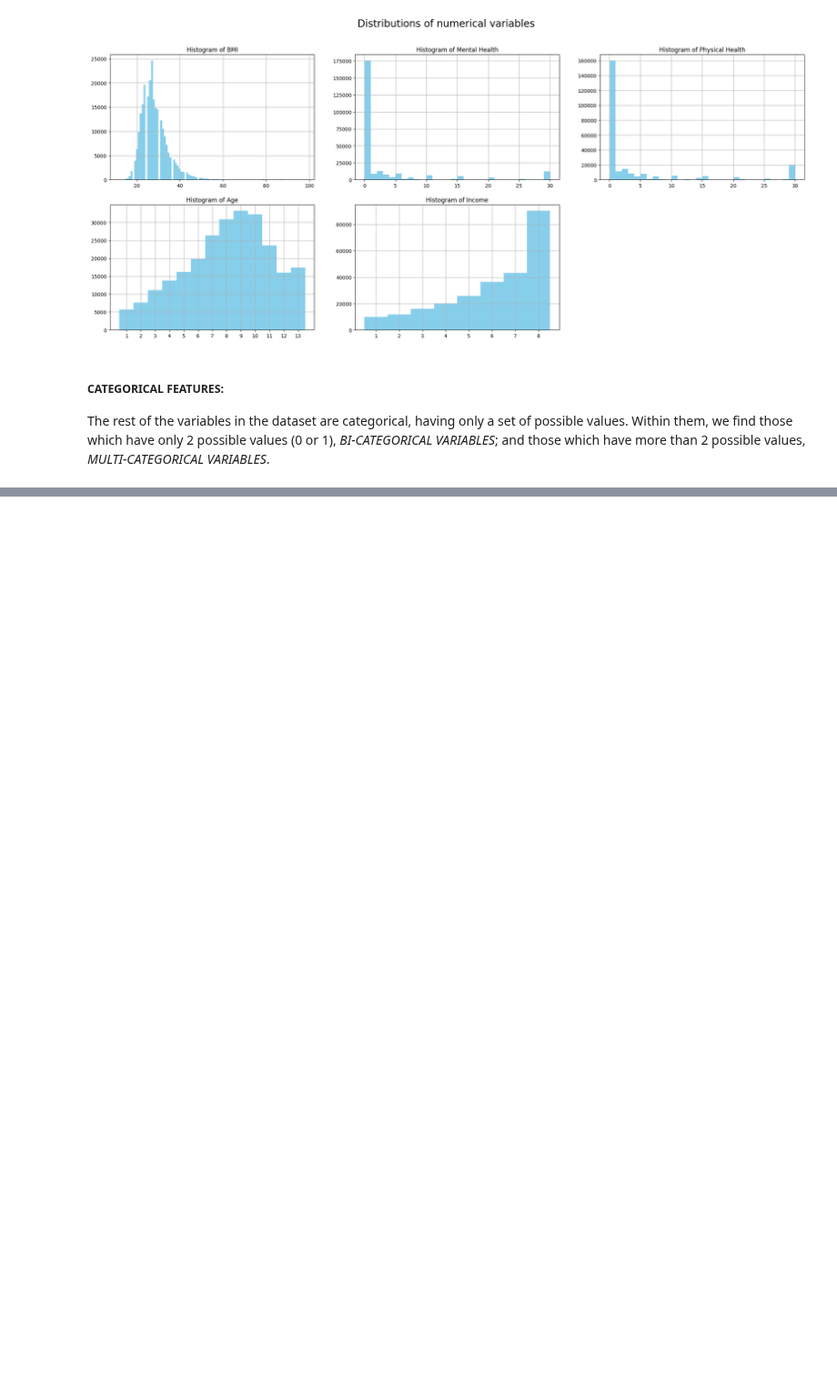
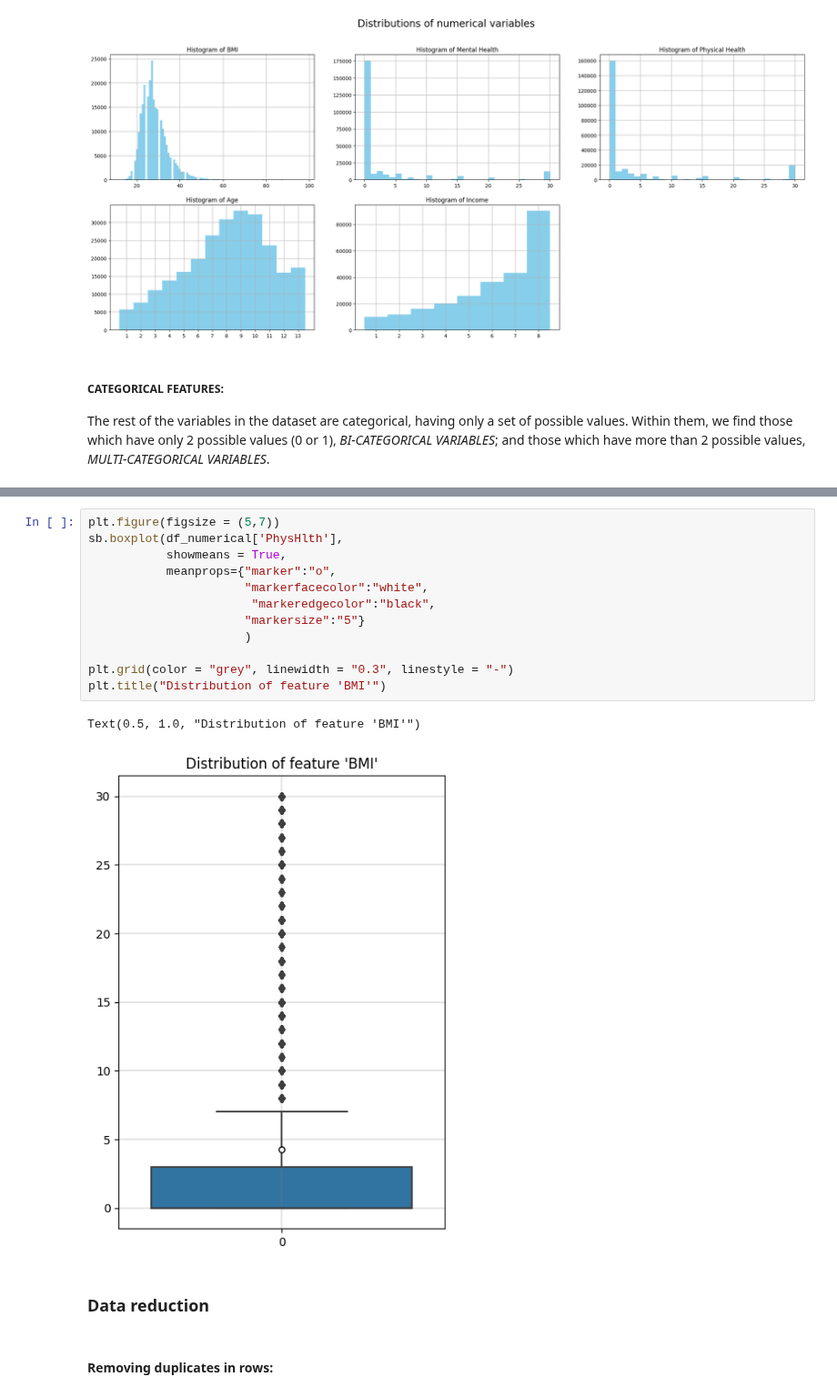
Before and after one commit to AliGarAlon/Diabetes_Project, a Jupyter notebook: diabetes_model.ipynb, the cells around one changed output, grey strips where cells are left out. Shown at 91% size. Cells and saved outputs as stored; diff of their text form; blank space fills up the shorter version.

```diff
--- a/diabetes_model.ipynb
+++ b/diabetes_model.ipynb
@@ -246,0 +261,19 @@ Name: BMI, dtype: float64
+# %%
+plt.figure(figsize = (5,7))
+sb.boxplot(df_numerical['PhysHlth'],
+           showmeans = True,
+           meanprops={"marker":"o",
+                      "markerfacecolor":"white",
+                       "markeredgecolor":"black",
+                      "markersize":"5"}
+                      )
+
+plt.grid(color = "grey", linewidth = "0.3", linestyle = "-")
+plt.title("Distribution of feature 'BMI'")
+# %% [output]
+Text(0.5, 1.0, "Distribution of feature 'BMI'")
+[figure, added]
+# %% [markdown]
+### Data reduction
+# %% [markdown]
+#### Removing duplicates in rows:
```
Also changed, not shown: parts of 21 cells of this notebook.
